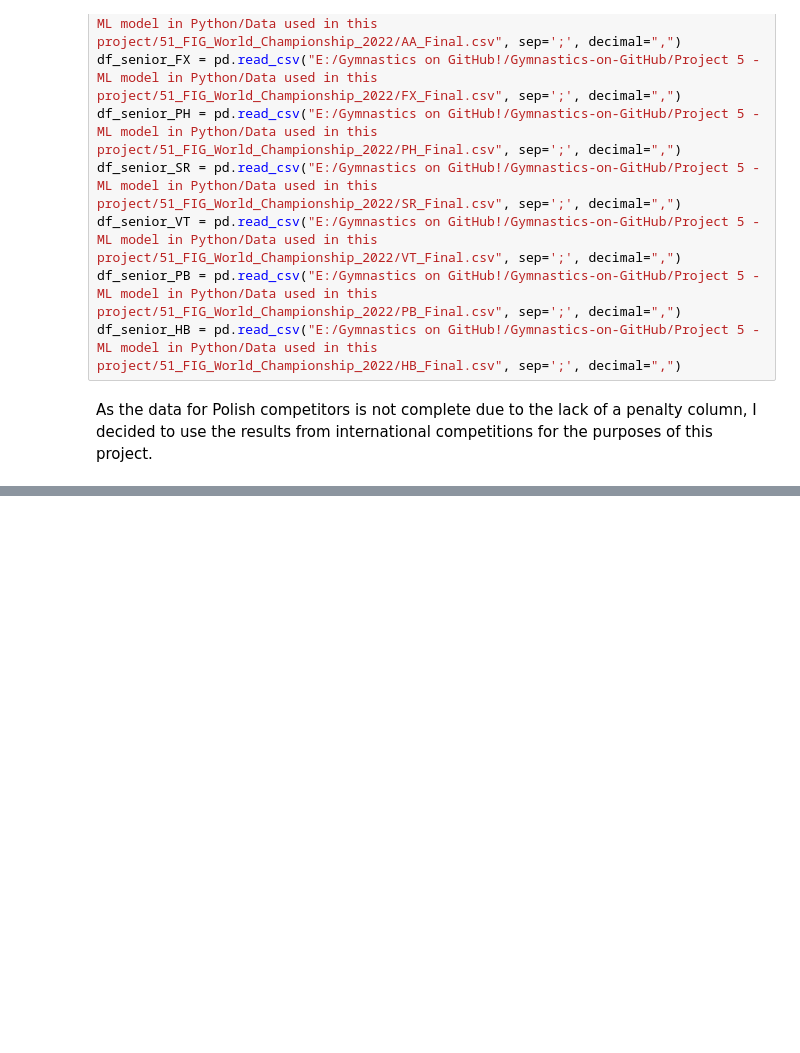
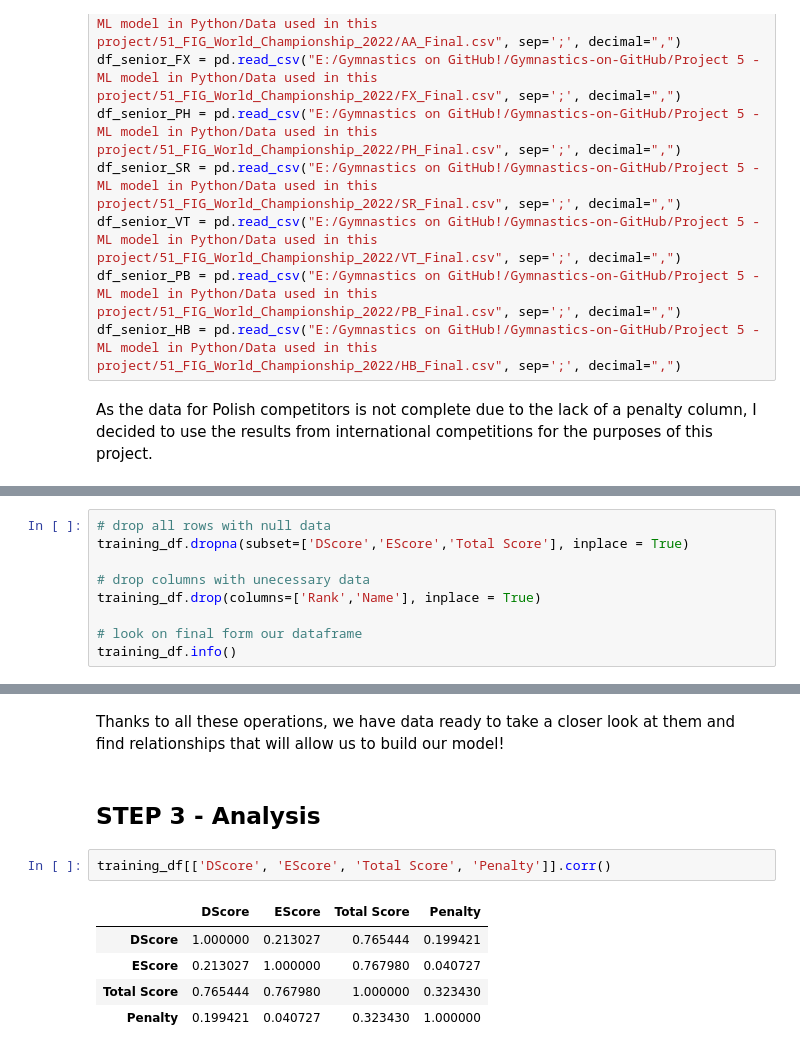
Before and after one commit to Asturn15/Gymnastics-on-GitHub, a Jupyter notebook: Project 5 - ML model in Python/Notebook project.ipynb, the cells around one changed output, grey strips where cells are left out. Saved outputs shown, nothing was run; the diff lists cells and outputs as text; blank space fills up the shorter version.

```diff
--- a/Project 5 - ML model in Python/Notebook project.ipynb
+++ b/Project 5 - ML model in Python/Notebook project.ipynb
@@ -181,0 +416,9 @@ for frame in aa_data_frame:
+# %%
+# drop all rows with null data
+training_df.dropna(subset=['DScore','EScore','Total Score'], inplace = True)
+
+# drop columns with unecessary data
+training_df.drop(columns=['Rank','Name'], inplace = True)
+
+# look on final form our dataframe
+training_df.info()
@@ -181,0 +440,12 @@ for frame in aa_data_frame:
+# %% [markdown]
+Thanks to all these operations, we have data ready to take a closer look at them and find relationships that will allow us to build our model!
+# %% [markdown]
+## STEP 3 - Analysis
+# %%
+training_df[['DScore', 'EScore', 'Total Score', 'Penalty']].corr()
+# %% [output]
+|  | DScore | EScore | Total Score | Penalty |
+| DScore | 1.000000 | 0.213027 | 0.765444 | 0.199421 |
+| EScore | 0.213027 | 1.000000 | 0.767980 | 0.040727 |
+| Total Score | 0.765444 | 0.767980 | 1.000000 | 0.323430 |
+| Penalty | 0.199421 | 0.040727 | 0.323430 | 1.000000 |
```
Also changed, not shown: parts of 22 cells of this notebook, 1 other file.
